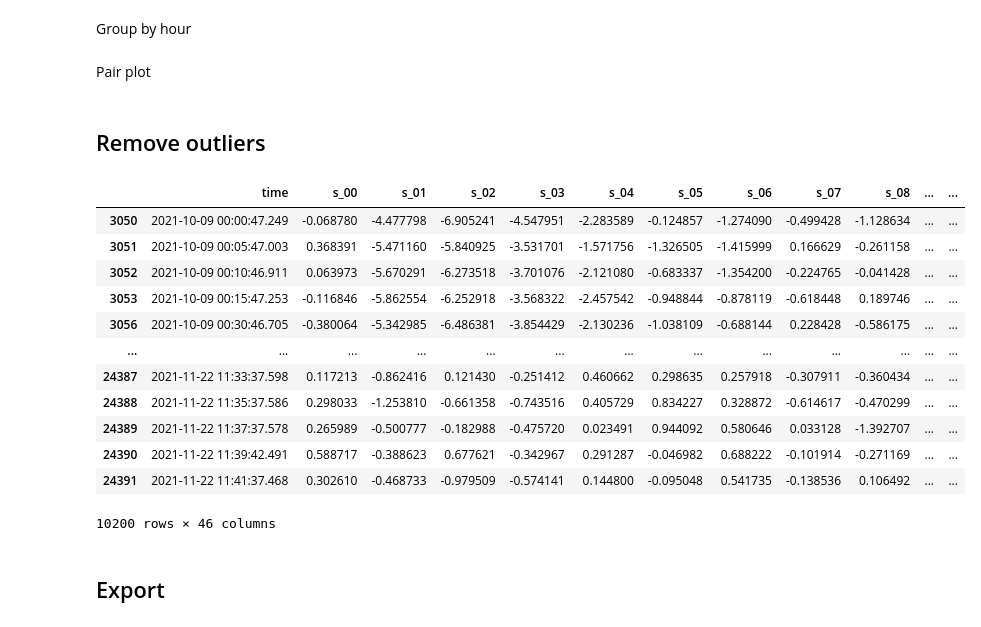
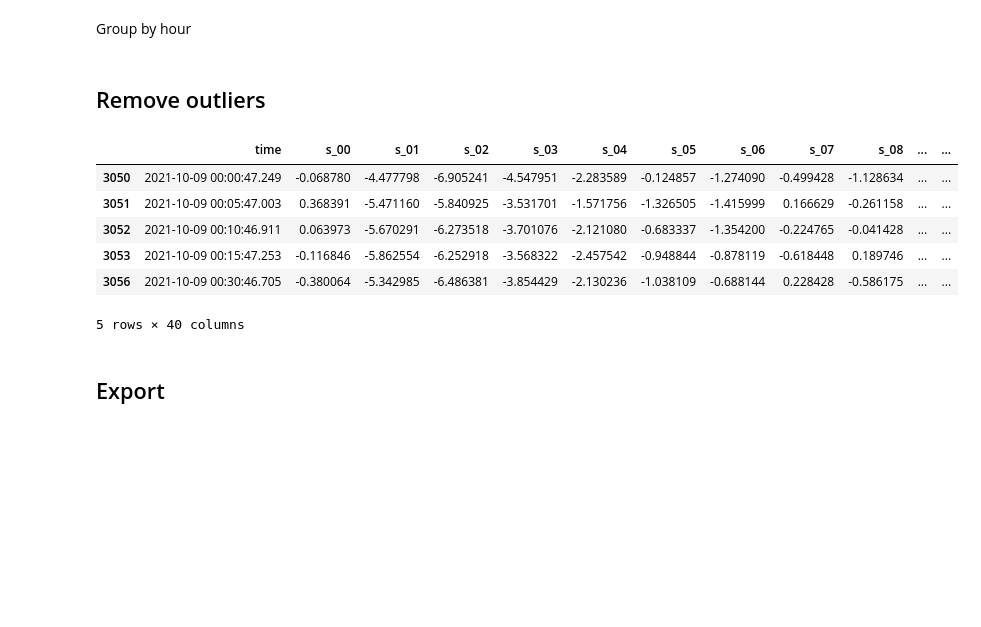
Before and after one commit to MarcoDiFrancesco/SmartElevator, a Jupyter notebook: 1-data-cleaning.ipynb, the cells around one changed output. Saved outputs shown, nothing was run; the diff lists cells and outputs as text; code cells hidden in the pictures; blank space fills up the shorter version.

```diff
--- a/1-data-cleaning.ipynb
+++ b/1-data-cleaning.ipynb
@@ -4,7 +4,7 @@
 import json
 from utils import export_df
 
-with open("28-09_22-11_alldata.json", "r") as f:
+with open("28-09_02-12_alldata.json", "r") as f:
     data = json.load(f)
 # %% [markdown]
 ## Data type
@@ -38,10 +40,12 @@ for result in data["results"]:
         dfs.append(df)
 # %%
 df = dfs[0]
-df_temp = dfs[2]
-df_curr = dfs[3]
+df_temp = dfs[1]
+df_curr = dfs[2]
 df = df.drop([
     'client', "GW", "device", "mileage", "vibra_custom",
+    'vib_x_f1', 'vib_x_f2', 'vib_x_f3',
+    'vib_z_f1', 'vib_z_f2', 'vib_z_f3',
     'vib_x_root', 'vib_y_root', 'vib_z_root',
 ], axis=1)
 df_temp = df_temp.drop(['client', "GW", "device", 'weekday'], axis=1)
@@ -75,6 +79,8 @@ df.loc[(df["time"] >= "2021-11-03 16:00") & (df["time"] <= "2021-11-05 11:00"),
 df.loc[(df["time"] >= "2021-11-05 13:30") & (df["time"] <= "2021-11-05 23:59"), "label"] = "bearings-2" # Every 2 minutes (TOCHECK)
 # 5th to 10th nothing happened
 df.loc[(df["time"] >= "2021-11-10 16:30") & (df["time"] <= "2021-11-16 14:00"), "label"] = "magnet-partial"
-df.loc[(df["time"] >= "2021-11-16 16:20") & (df["time"] <= "2021-12"), "label"] = "magnet-1" # TOUPDATE FINISH DATE
+df.loc[(df["time"] >= "2021-11-16 16:20") & (df["time"] <= "2021-11-22 15:00"), "label"] = "magnet-1"
+df.loc[(df["time"] >= "2021-11-22 16:30") & (df["time"] <= "2021-11-24 11:00"), "label"] = "magnet-2"
+df.loc[(df["time"] >= "2021-11-29 17:15") & (df["time"] <= "2021-12-01 12:15"), "label"] = "magnet-2-nogrounding"
 # %% [markdown]
 Group by hour
@@ -85,5 +87,3 @@ Group by hour
-# %% [markdown]
-Pair plot
 # %% [markdown]
 ## Remove outliers
 # %%
@@ -97,7 +97,7 @@ df_base = df.copy()
 for label in df.label.unique():
     dff = df[df.label == label]
     # dff = dff.reset_index()
-    dff = dff.drop(["time", "label", "vib_z_f1", "vib_z_f2", "vib_z_f3"], axis=1)
+    dff = dff.drop(["time", "label"], axis=1)
     dff = dff.filter([
         's_00', 's_01', 's_02', 's_03', 's_04', 's_05', 's_06', 's_07', 's_08',
         's_09', 's_10', 's_11', 's_12', 's_13', 's_14', 's_15', 's_16', 's_17',
@@ -112,21 +112,15 @@ for label in df.label.unique():
     dff = dff[~(np.abs(stats.zscore(dff)) < 3).all(axis=1)]
     df = df.drop(dff.index)
 # %%
-df
+df.head()
 # %% [output]
 |  | time | s_00 | s_01 | s_02 | s_03 | s_04 | s_05 | s_06 | s_07 | s_08 | ... | ... |
 | 3050 | 2021-10-09 00:00:47.249 | -0.068780 | -4.477798 | -6.905241 | -4.547951 | -2.283589 | -0.124857 | -1.274090 | -0.499428 | -1.128634 | ... | ... |
 | 3051 | 2021-10-09 00:05:47.003 | 0.368391 | -5.471160 | -5.840925 | -3.531701 | -1.571756 | -1.326505 | -1.415999 | 0.166629 | -0.261158 | ... | ... |
 | 3052 | 2021-10-09 00:10:46.911 | 0.063973 | -5.670291 | -6.273518 | -3.701076 | -2.121080 | -0.683337 | -1.354200 | -0.224765 | -0.041428 | ... | ... |
 | 3053 | 2021-10-09 00:15:47.253 | -0.116846 | -5.862554 | -6.252918 | -3.568322 | -2.457542 | -0.948844 | -0.878119 | -0.618448 | 0.189746 | ... | ... |
 | 3056 | 2021-10-09 00:30:46.705 | -0.380064 | -5.342985 | -6.486381 | -3.854429 | -2.130236 | -1.038109 | -0.688144 | 0.228428 | -0.586175 | ... | ... |
-| ... | ... | ... | ... | ... | ... | ... | ... | ... | ... | ... | ... | ... |
-| 24387 | 2021-11-22 11:33:37.598 | 0.117213 | -0.862416 | 0.121430 | -0.251412 | 0.460662 | 0.298635 | 0.257918 | -0.307911 | -0.360434 | ... | ... |
-| 24388 | 2021-11-22 11:35:37.586 | 0.298033 | -1.253810 | -0.661358 | -0.743516 | 0.405729 | 0.834227 | 0.328872 | -0.614617 | -0.470299 | ... | ... |
-| 24389 | 2021-11-22 11:37:37.578 | 0.265989 | -0.500777 | -0.182988 | -0.475720 | 0.023491 | 0.944092 | 0.580646 | 0.033128 | -1.392707 | ... | ... |
-| 24390 | 2021-11-22 11:39:42.491 | 0.588717 | -0.388623 | 0.677621 | -0.342967 | 0.291287 | -0.046982 | 0.688222 | -0.101914 | -0.271169 | ... | ... |
-| 24391 | 2021-11-22 11:41:37.468 | 0.302610 | -0.468733 | -0.979509 | -0.574141 | 0.144800 | -0.095048 | 0.541735 | -0.138536 | 0.106492 | ... | ... |
-10200 rows × 46 columns
+5 rows × 40 columns
 # %% [markdown]
 ## Export
 # %%
```
Also changed, not shown: parts of 4 cells of this notebook, 11 other files.
